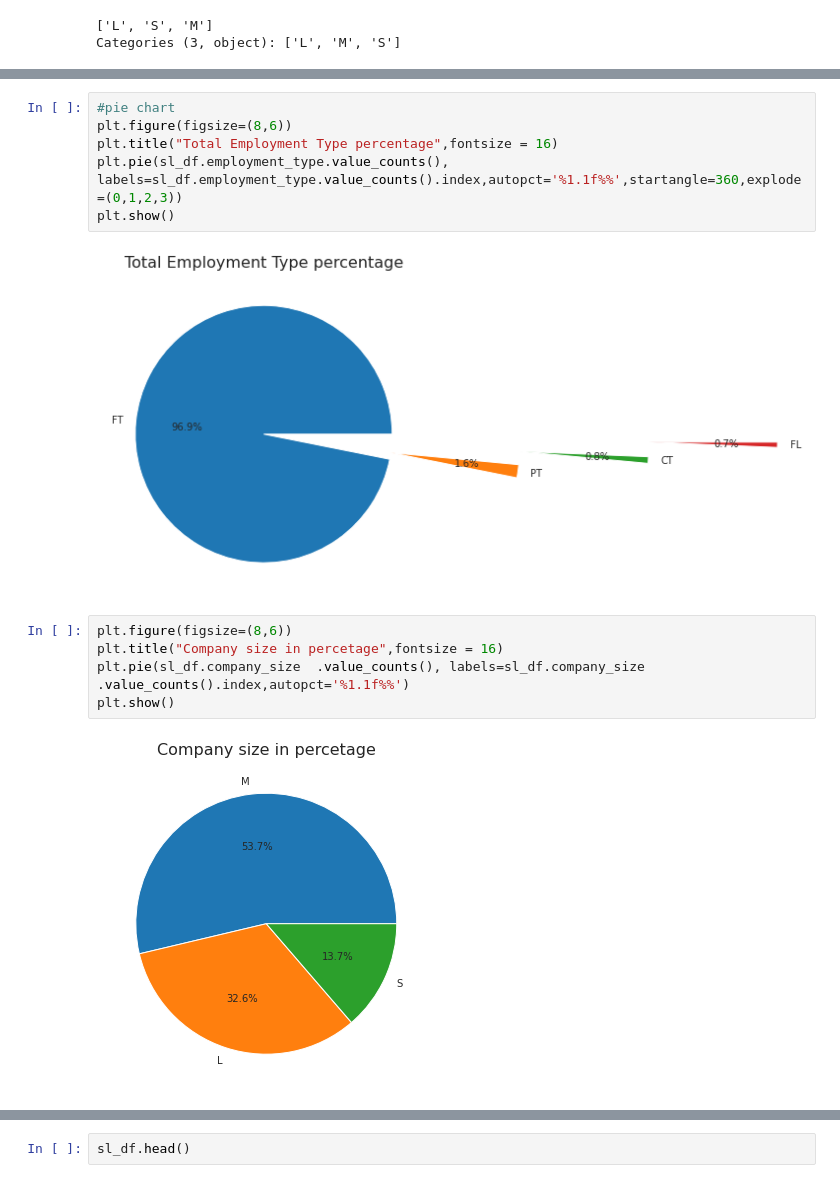
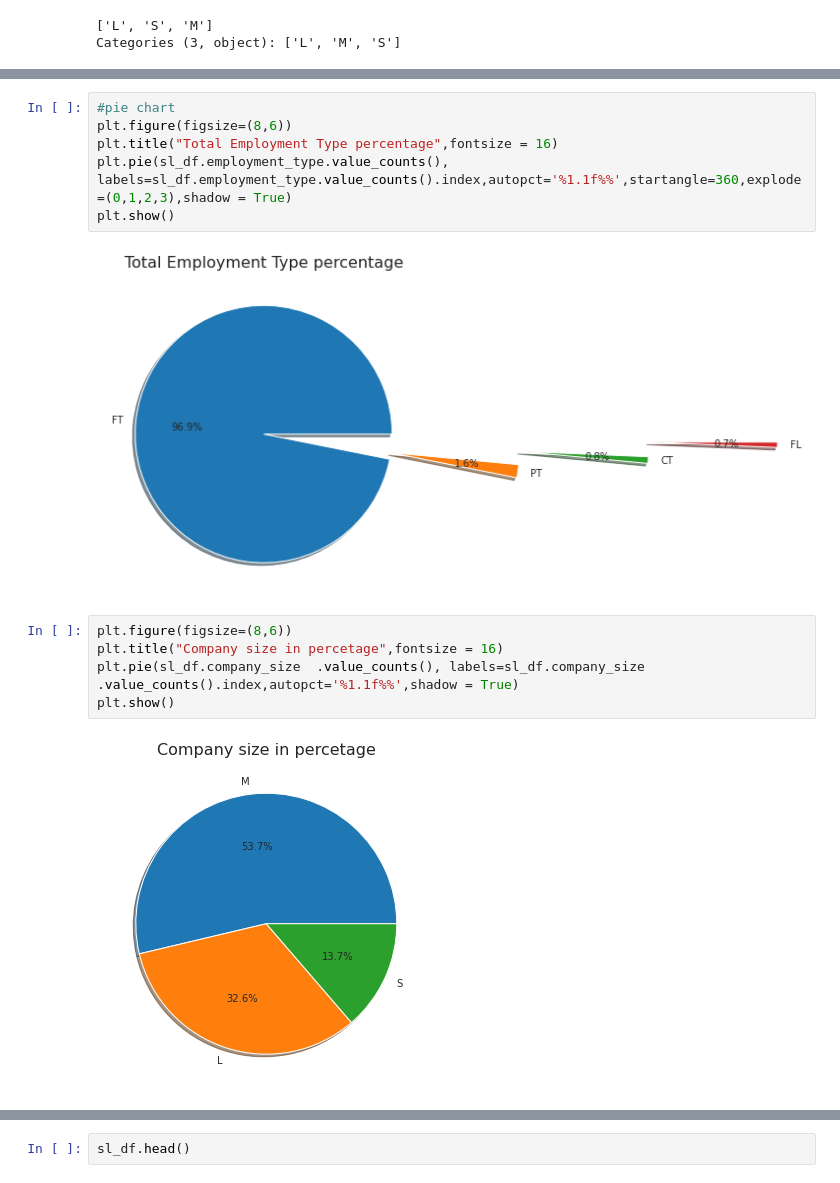
Before and after one commit to Navjotkhatri/Data-Scientist-Salary-Analysis, a Jupyter notebook: Data_Scientist_worldwide_Salary_Analysis.ipynb, the cells around one changed output, grey strips where cells are left out. Cells and saved outputs as stored; diff of their text form.

```diff
--- a/Data_Scientist_worldwide_Salary_Analysis.ipynb
+++ b/Data_Scientist_worldwide_Salary_Analysis.ipynb
@@ -179,17 +179,17 @@ plt.show()
 #pie chart
 plt.figure(figsize=(8,6))
 plt.title("Total Employment Type percentage",fontsize = 16)
-plt.pie(sl_df.employment_type.value_counts(), labels=sl_df.employment_type.value_counts().index,autopct='%1.1f%%',startangle=360,explode=(0,1,2,3))
+plt.pie(sl_df.employment_type.value_counts(), labels=sl_df.employment_type.value_counts().index,autopct='%1.1f%%',startangle=360,explode=(0,1,2,3),shadow = True)
 plt.show()
 # %% [output]
-[figure, old version]
+[figure, new version]
 # %%
 plt.figure(figsize=(8,6))
 plt.title("Company size in percetage",fontsize = 16)
-plt.pie(sl_df.company_size	.value_counts(), labels=sl_df.company_size	.value_counts().index,autopct='%1.1f%%')
+plt.pie(sl_df.company_size	.value_counts(), labels=sl_df.company_size	.value_counts().index,autopct='%1.1f%%',shadow = True)
 plt.show()
 # %% [output]
-[figure, old version]
+[figure, new version]
 # %%
 plt.figure(figsize=(8,6))
 plt.title("Job Title percentage",fontsize = 16)
```
Also changed, not shown: parts of 11 cells of this notebook.
